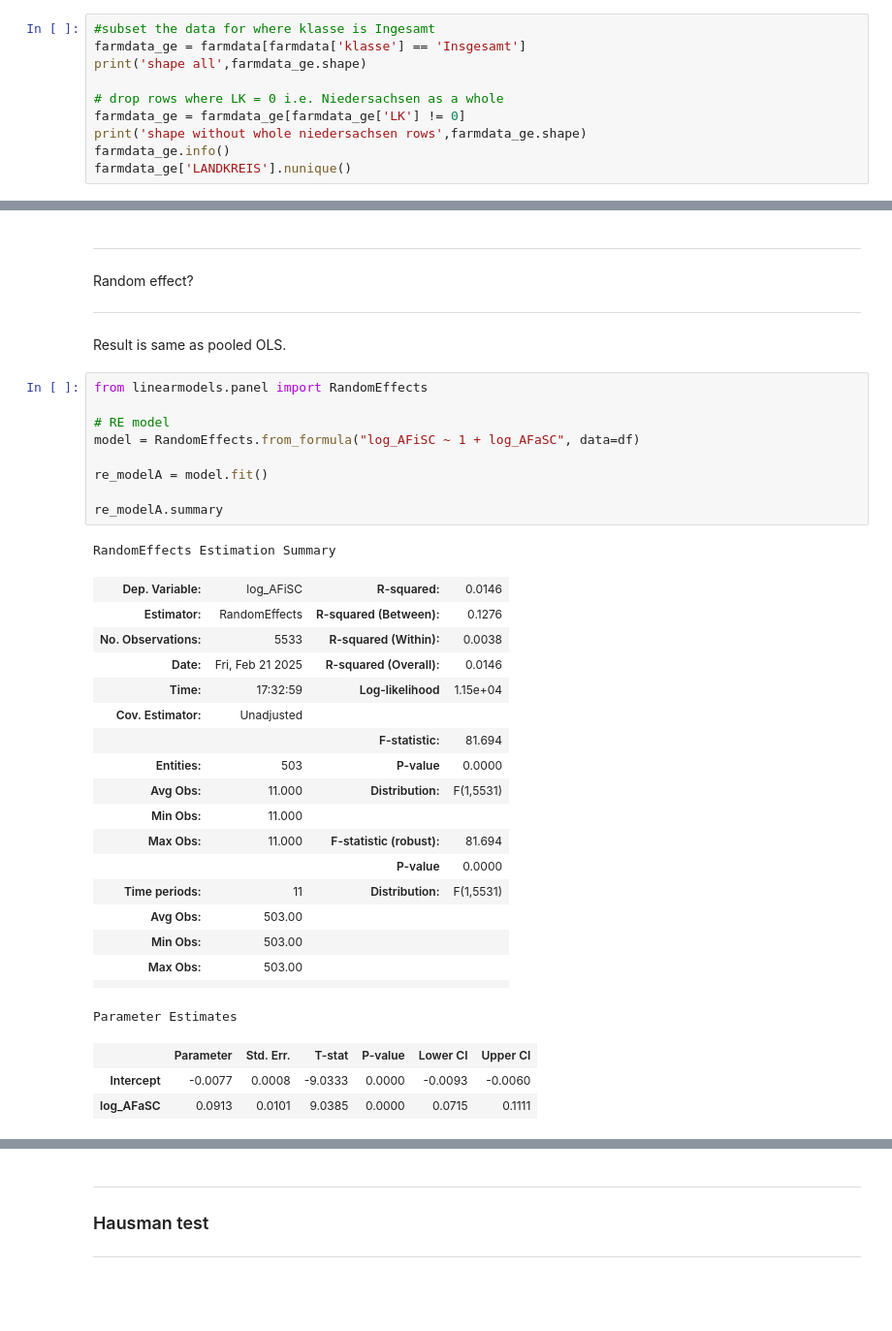
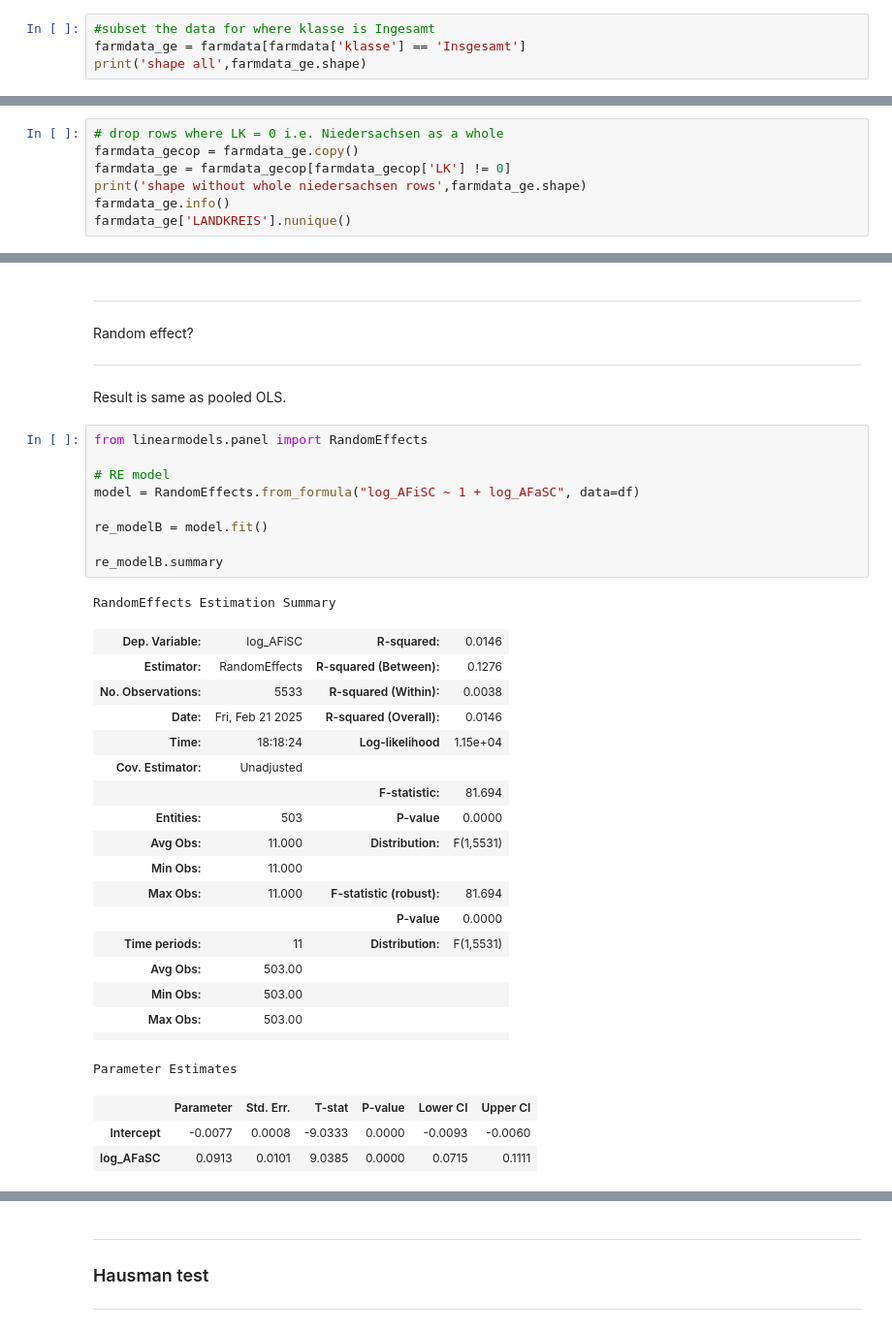
Before and after one commit to DamiAladesuru/Lab, a Jupyter notebook: Niedersachsen/src/analysis/farmfield/Log model.ipynb, the cells around one changed output, grey strips where cells are left out. Shown at 97% size. Drawn from its saved outputs; the diff is of its cells as text; blank space fills up the shorter version.

```diff
--- a/Niedersachsen/src/analysis/farmfield/Log model.ipynb
+++ b/Niedersachsen/src/analysis/farmfield/Log model.ipynb
@@ -128,11 +128,5 @@ dtype: int64
 #subset the data for where klasse is Ingesamt
 farmdata_ge = farmdata[farmdata['klasse'] == 'Insgesamt']
 print('shape all',farmdata_ge.shape)
-
-# drop rows where LK = 0 i.e. Niedersachsen as a whole
-farmdata_ge = farmdata_ge[farmdata_ge['LK'] != 0]
-print('shape without whole niedersachsen rows',farmdata_ge.shape)
-farmdata_ge.info()
-farmdata_ge['LANDKREIS'].nunique()
 # %% [output]
 shape all (138, 6)
@@ -167,0 +172,7 @@ farmdata_ge.head()
+# %%
+# drop rows where LK = 0 i.e. Niedersachsen as a whole
+farmdata_gecop = farmdata_ge.copy()
+farmdata_ge = farmdata_gecop[farmdata_gecop['LK'] != 0]
+print('shape without whole niedersachsen rows',farmdata_ge.shape)
+farmdata_ge.info()
+farmdata_ge['LANDKREIS'].nunique()
@@ -1035,19 +1081,19 @@ Result is same as pooled OLS.
 # %%
 from linearmodels.panel import RandomEffects
 
 # RE model
 model = RandomEffects.from_formula("log_AFiSC ~ 1 + log_AFaSC", data=df)
 
-re_modelA = model.fit()
+re_modelB = model.fit()
 
-re_modelA.summary
+re_modelB.summary
 # %% [output]
 RandomEffects Estimation Summary
 | Dep. Variable: | log_AFiSC | R-squared: | 0.0146 |
 | Estimator: | RandomEffects | R-squared (Between): | 0.1276 |
 | No. Observations: | 5533 | R-squared (Within): | 0.0038 |
 | Date: | Fri, Feb 21 2025 | R-squared (Overall): | 0.0146 |
-| Time: | 17:32:59 | Log-likelihood | 1.15e+04 |
+| Time: | 18:18:24 | Log-likelihood | 1.15e+04 |
 | Cov. Estimator: | Unadjusted |  |  |
 |  |  | F-statistic: | 81.694 |
 | Entities: | 503 | P-value | 0.0000 |
```
Also changed, not shown: parts of 20 cells of this notebook.
